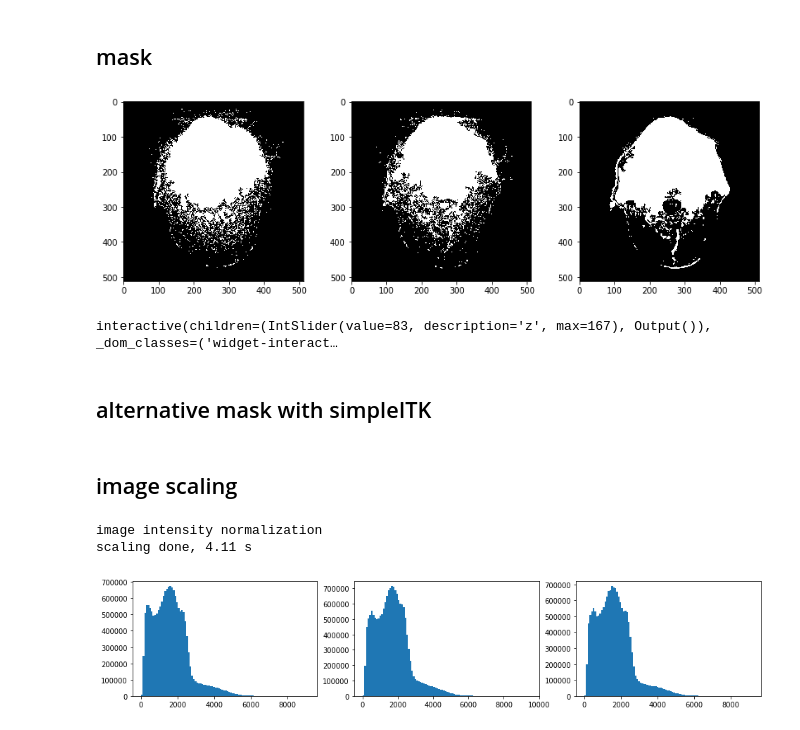
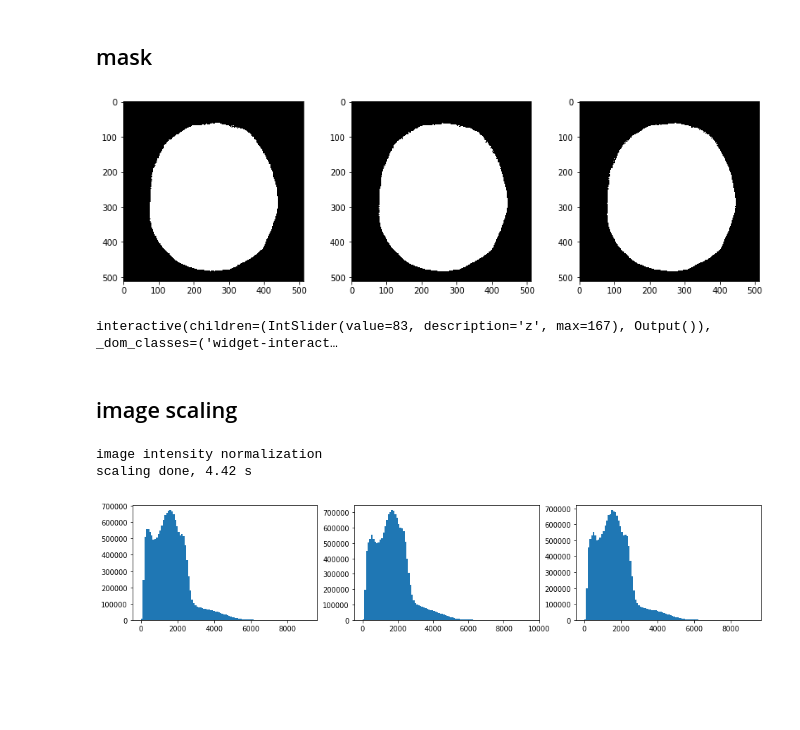
Before and after one commit to subtlemedicalinc/SubtleBoost, a Jupyter notebook: subtle_preprocess.ipynb, the cells around one changed output. Cells and saved outputs as stored; diff of their text form; code cells hidden in the pictures; blank space fills up the shorter version.

```diff
--- a/subtle_preprocess.ipynb
+++ b/subtle_preprocess.ipynb
@@ -183,15 +63,4 @@ N, n, nx, ny = ims.shape
 # N = ims.shape[0] # number of examples (probably hundreds)
 
 MASK_VAL = .08
-mask = ims > (MASK_VAL * np.amax(ims, axis=(2,3))[:,:,None,None])
-# fill holes in mask
-mask = binary_fill_holes(mask.reshape((n*N*nx, ny))).reshape((N, n, nx, ny))
-plt.figure(figsize=(14,4))
-imshow3(mask[0,:,:,:])
-
-myshow3d(mask[:,0,:,:].astype(np.float).squeeze(), figsize=(5,5))
+mask = sup.mask_im(ims, threshold=MASK_VAL)
-# %% [output]
-[figure, removed]
-interactive(children=(IntSlider(value=83, description='z', max=167), Output()), _dom_classes=('widget-interact…
-# %% [markdown]
-## alternative mask with simpleITK
@@ -209,3 +67,10 @@ interactive(children=(IntSlider(value=83, description='z', max=167), Output()),
+# %%
+plt.figure(figsize=(14,4))
+suplot.imshow3(mask[idx_plot,:,:,:])
+suplot.myshow3d(mask[:,0,:,:].astype(np.float).squeeze(), figsize=(5,5))
+# %% [output]
+[figure, added]
+interactive(children=(IntSlider(value=83, description='z', max=167), Output()), _dom_classes=('widget-interact…
 # %%
 im0 = np.squeeze(ims[:,0,:,:] * mask[:,0,:,:])
 im1 = np.squeeze(ims[:,1,:,:] * mask[:,1,:,:])
@@ -245,17 +82,8 @@ sim1 = sitk.GetImageFromArray(im1)
-# %%
-# matcher = sitk.HistogramMatchingImageFilter()
-# matcher.SetNumberOfHistogramLevels(1024)
-# matcher.SetNumberOfMatchPoints(7)
-# matcher.ThresholdAtMeanIntensityOn()
-
-
-# sim_res = matcher.Execute(sim1,sim0)
-# im_res = sitk.GetArrayFromImage(sim_res)
-
-im1_scaled = scale_im(im0, im1, levels=1024, points=1024, mean_intensity=False)
-# %% [output]
-image intensity normalization
-scaling done, 4.11 s
+# %%
+im1_scaled = sup.scale_im(im0, im1, levels=1024, points=1024, mean_intensity=False)
+# %% [output]
+image intensity normalization
+scaling done, 4.42 s
 # %%
 plt.figure(figsize=(16,3))
 plt.subplot(1,3,1)
```
Also changed, not shown: parts of 13 cells of this notebook, 3 other files.
